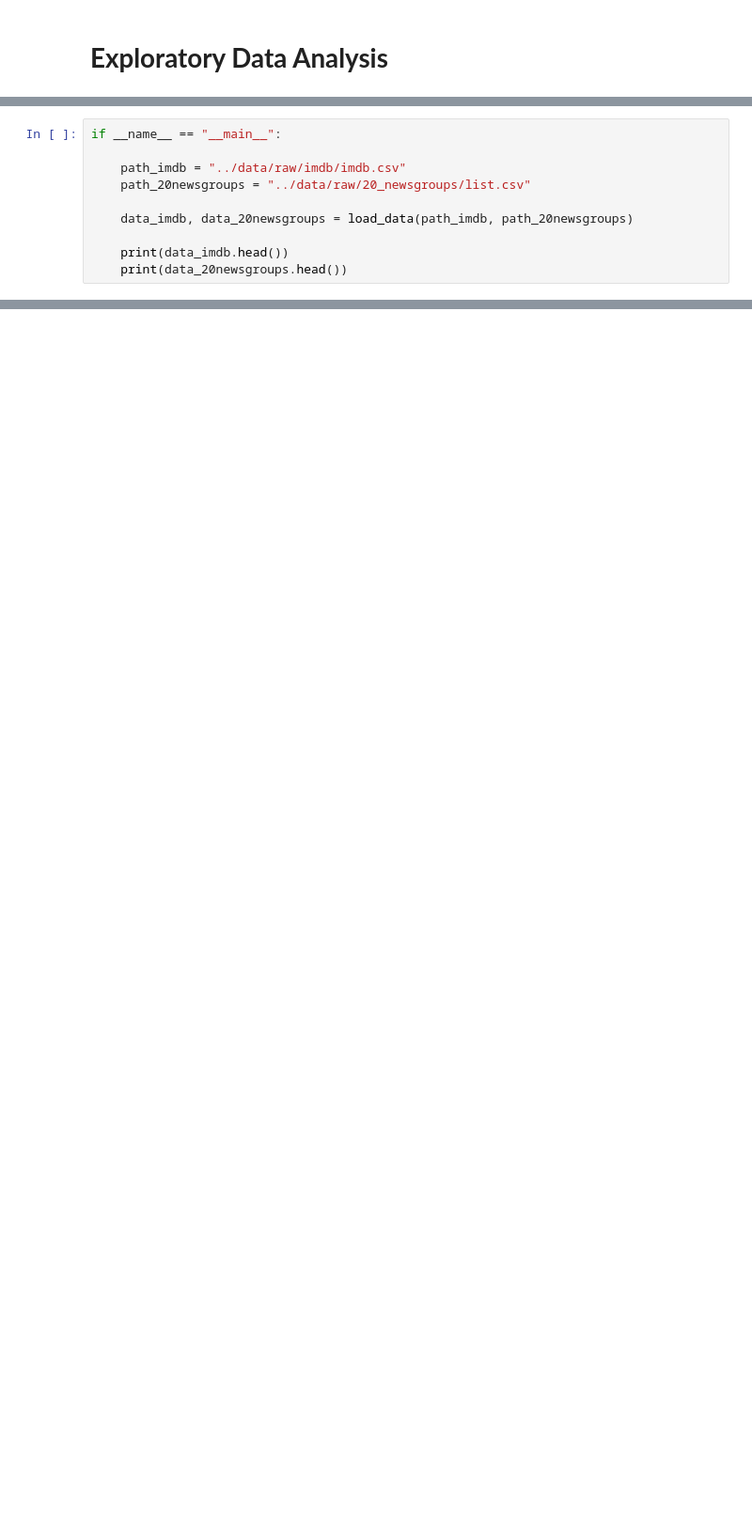
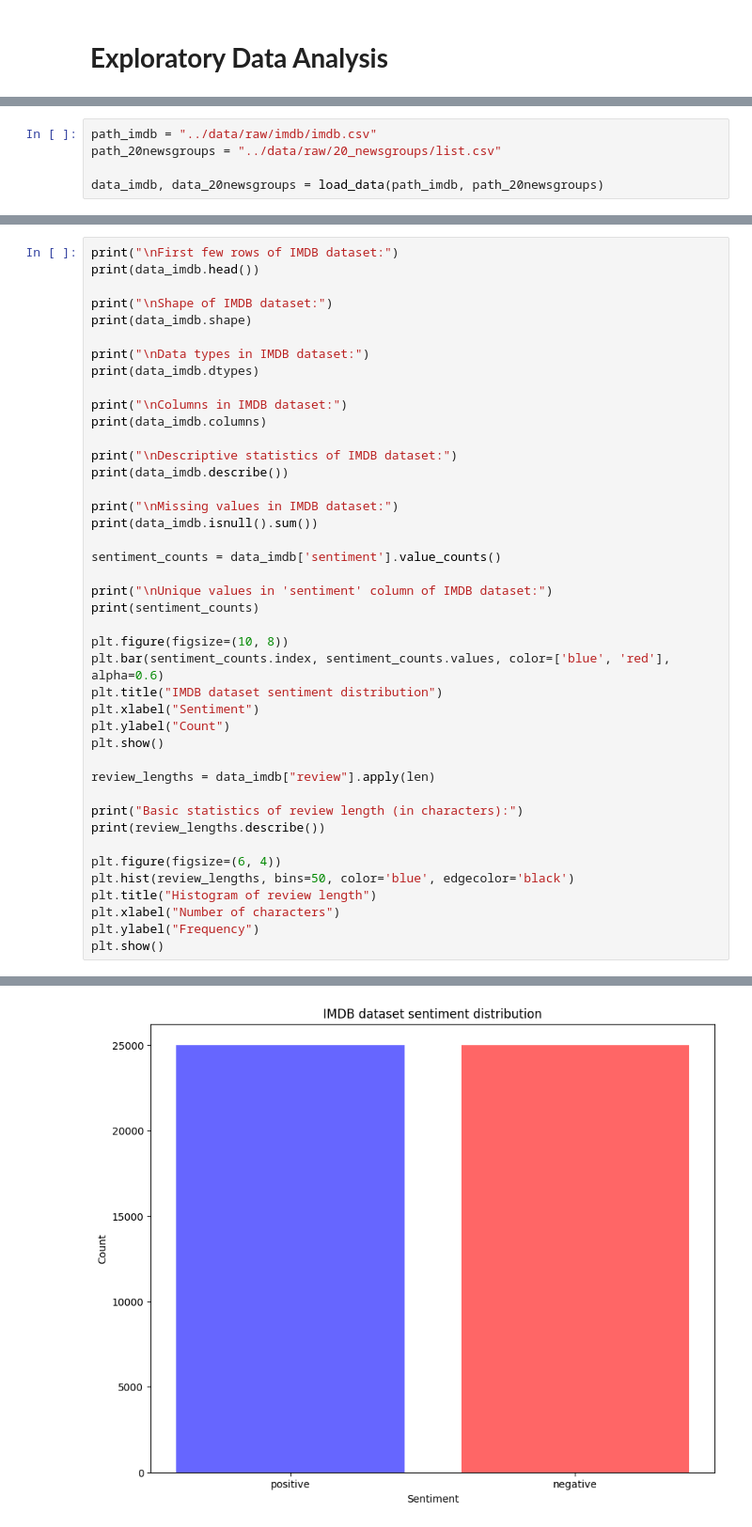
Before and after one commit to monztir/nlp-sentiment-analysis-and-topic-classification, a Jupyter notebook: src/EDA.ipynb, the cells around one changed output, grey strips where cells are left out. Shown at 94% size. Saved outputs shown, nothing was run; the diff lists cells and outputs as text; blank space fills up the shorter version.

Commit message:
feat: add IMDB dataset exploration with sentiment distribution and review length analysis

```diff
--- a/src/EDA.ipynb
+++ b/src/EDA.ipynb
@@ -29,10 +21,5 @@ def load_data(path_imdb, path_20newsgroups):
 # %%
-if __name__ == "__main__":
+path_imdb = "../data/raw/imdb/imdb.csv"
+path_20newsgroups = "../data/raw/20_newsgroups/list.csv"
 
-    path_imdb = "../data/raw/imdb/imdb.csv"
-    path_20newsgroups = "../data/raw/20_newsgroups/list.csv"
-
-    data_imdb, data_20newsgroups = load_data(path_imdb, path_20newsgroups)
-
-    print(data_imdb.head())
-    print(data_20newsgroups.head())
+data_imdb, data_20newsgroups = load_data(path_imdb, path_20newsgroups)
@@ -51,0 +28,43 @@ if __name__ == "__main__":
+# %%
+print("\nFirst few rows of IMDB dataset:")
+print(data_imdb.head())
+
+print("\nShape of IMDB dataset:")
+print(data_imdb.shape)
+
+print("\nData types in IMDB dataset:")
+print(data_imdb.dtypes)
+
+print("\nColumns in IMDB dataset:")
+print(data_imdb.columns)
+
+print("\nDescriptive statistics of IMDB dataset:")
+print(data_imdb.describe())
+
+print("\nMissing values in IMDB dataset:")
+print(data_imdb.isnull().sum())
+
+sentiment_counts = data_imdb['sentiment'].value_counts()
+
+print("\nUnique values in 'sentiment' column of IMDB dataset:")
+print(sentiment_counts)
+
+plt.figure(figsize=(10, 8))
+plt.bar(sentiment_counts.index, sentiment_counts.values, color=['blue', 'red'], alpha=0.6)
+plt.title("IMDB dataset sentiment distribution")
+plt.xlabel("Sentiment")
+plt.ylabel("Count")
+plt.show()
+
+review_lengths = data_imdb["review"].apply(len)
+
+print("Basic statistics of review length (in characters):")
+print(review_lengths.describe())
+
+plt.figure(figsize=(6, 4))
+plt.hist(review_lengths, bins=50, color='blue', edgecolor='black')
+plt.title("Histogram of review length")
+plt.xlabel("Number of characters")
+plt.ylabel("Frequency")
+plt.show()
+# %% [output]
@@ -51,0 +88 @@ if __name__ == "__main__":
+[figure, added]
```
Also changed, not shown: parts of 13 cells of this notebook, 3 other files.
